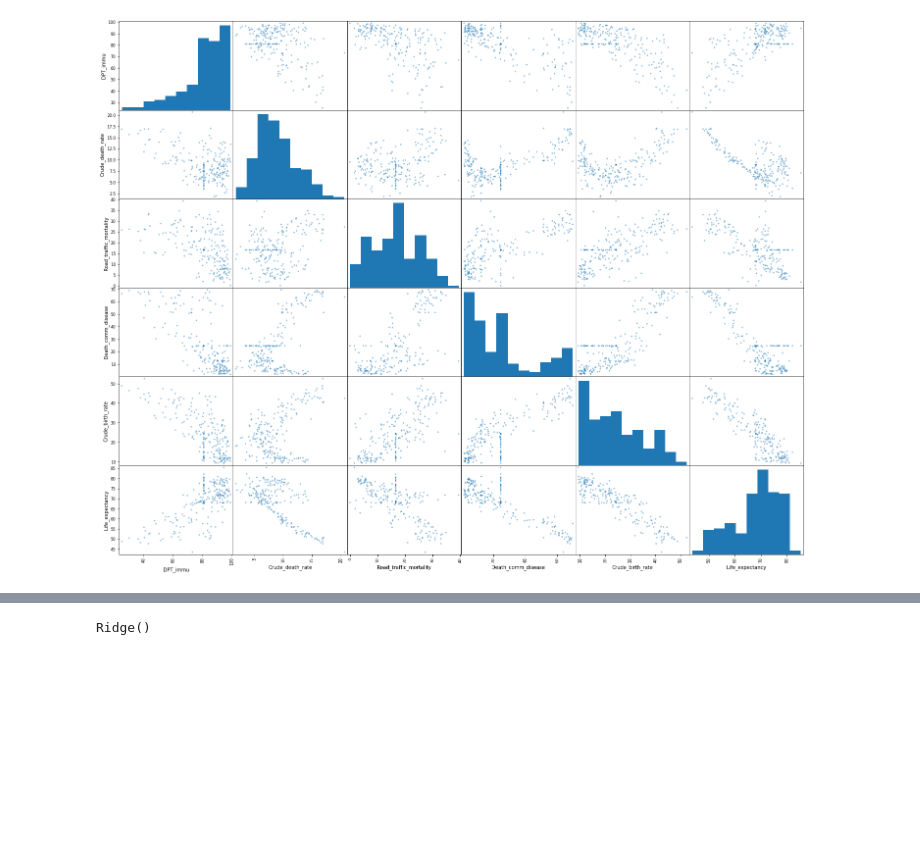
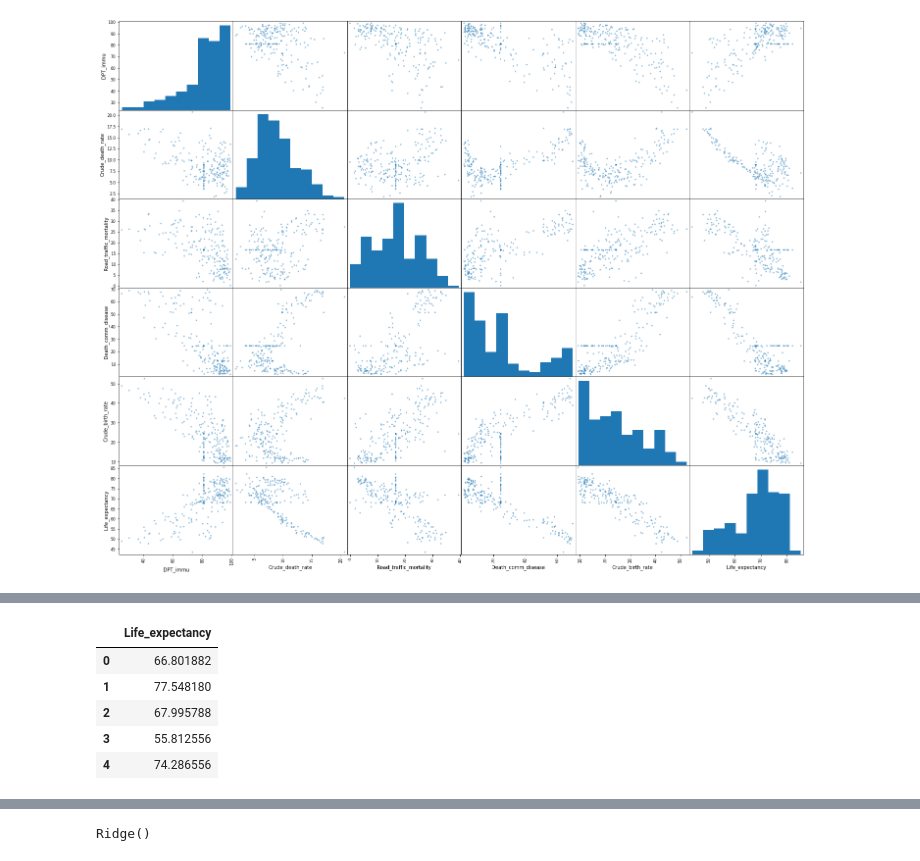
Before and after one commit to susovd/ML-lifeexpectancy-prediction, a Jupyter notebook: life_expectancy_analysis.ipynb, the cells around one changed output, grey strips where cells are left out. Saved outputs shown, nothing was run; the diff lists cells and outputs as text; code cells hidden in the pictures; blank space fills up the shorter version.

```diff
--- a/life_expectancy_analysis.ipynb
+++ b/life_expectancy_analysis.ipynb
@@ -602,0 +619,10 @@ plt.show()
+# %%
+#verify correct dataset is chosen
+y.head()
+# %% [output]
+|  | Life_expectancy |
+| 0 | 66.801882 |
+| 1 | 77.548180 |
+| 2 | 67.995788 |
+| 3 | 55.812556 |
+| 4 | 74.286556 |
```
Also changed, not shown: parts of 35 cells of this notebook, 1 other file.
